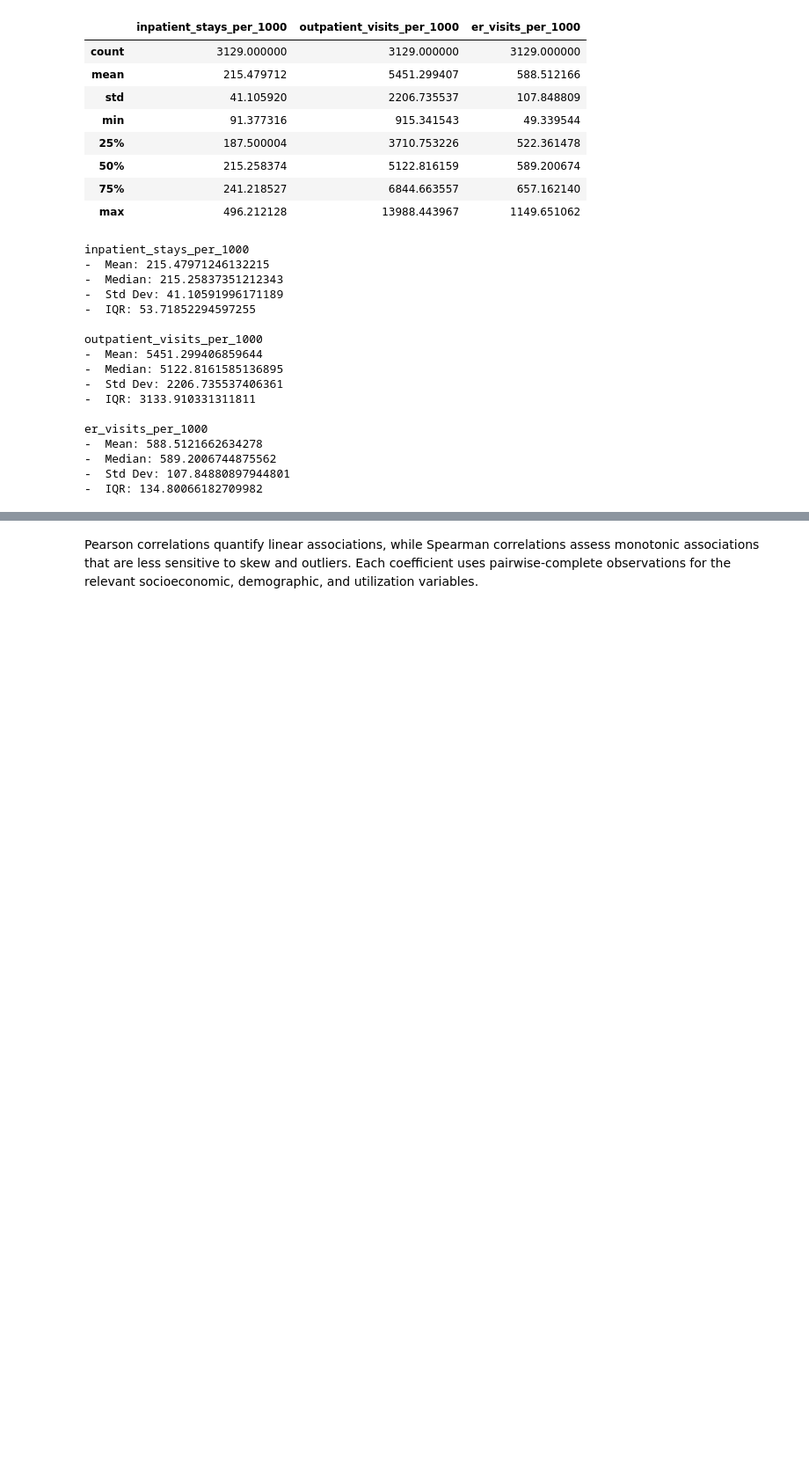
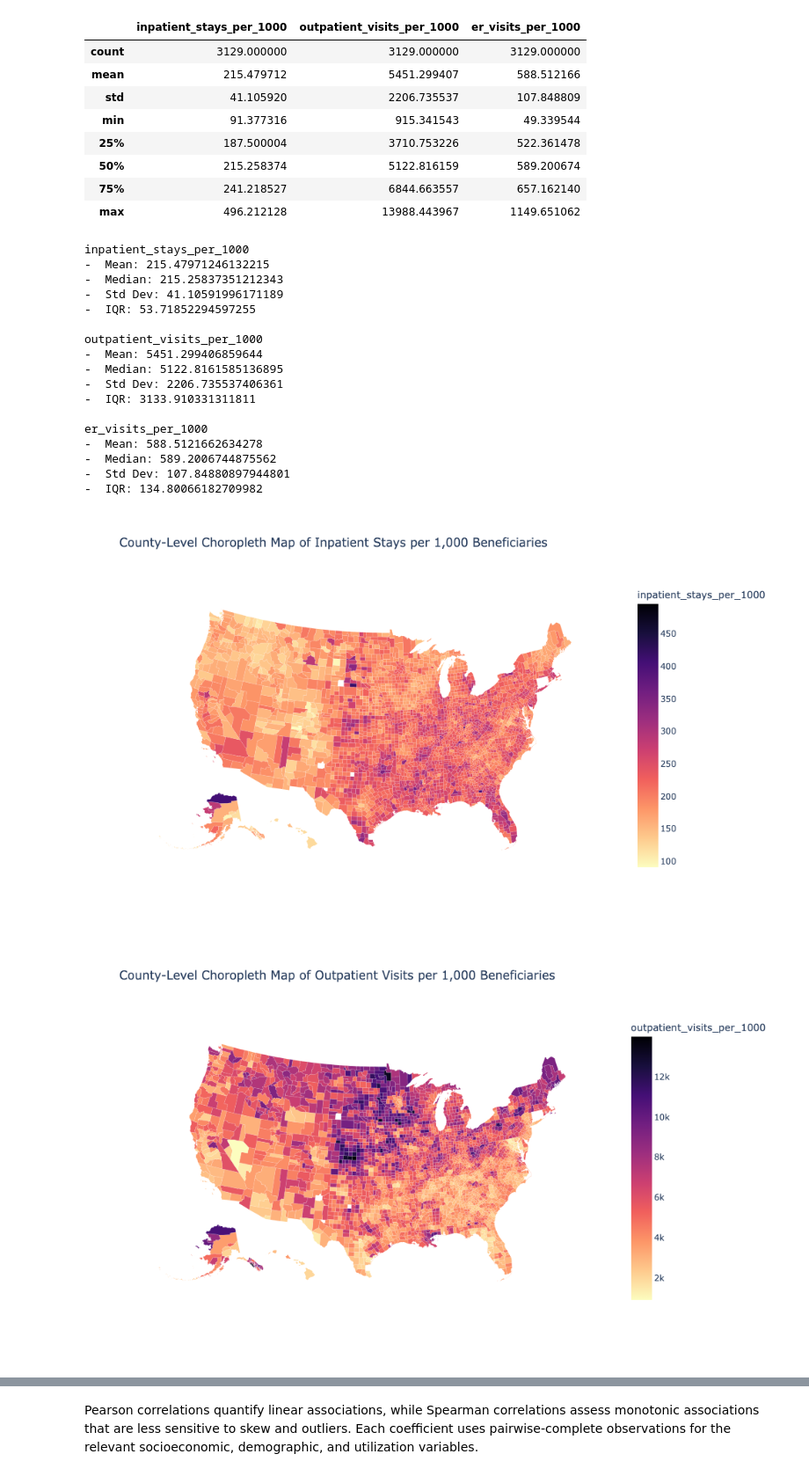
Before and after one commit to jachou27/medicare-utilization-analysis, a Jupyter notebook: analysis.ipynb, the cells around one changed output, grey strips where cells are left out. Shown at 88% size. Saved outputs shown, nothing was run; the diff lists cells and outputs as text; code cells hidden in the pictures; blank space fills up the shorter version.

```diff
--- a/analysis.ipynb
+++ b/analysis.ipynb
@@ -21,20 +4,24 @@ Note: you may need to restart the kernel to use updated packages.
 # %%
 import pandas as pd
+pd.set_option('display.max_rows', 10)
+pd.set_option('display.min_rows', 10)
 import numpy as np
 from scipy.stats import iqr
 import plotly.express as px
 import plotly.io as pio
-pio.renderers.default = "browser"
+pio.templates.default = "plotly_white"
+pio.renderers.default = "png"
 import seaborn as sns
 import matplotlib.pyplot as plt
 from sklearn.ensemble import RandomForestRegressor
-from sklearn.linear_model import Lasso, Ridge
+from sklearn.linear_model import LassoCV, RidgeCV
 from sklearn.model_selection import GroupKFold, GroupShuffleSplit, cross_validate
 from sklearn.pipeline import make_pipeline
 from sklearn.preprocessing import StandardScaler
 from xgboost import XGBRegressor
 from lightgbm import LGBMRegressor
 import shap
+import warnings
 # %%
 # Load the dataset
 file_path = "data/processed/medicare_acs_analysis.csv"
@@ -124,19 +135,25 @@ er_visits_per_1000
 # %%
 # Generate a county-level choropleth map for each care setting
 titles = {'inpatient_stays_per_1000': 'Inpatient Stays per 1,000 Beneficiaries',
           'outpatient_visits_per_1000': 'Outpatient Visits per 1,000 Beneficiaries',
           'er_visits_per_1000': 'Emergency Department Visits per 1,000 Beneficiaries'}
 for col in utilization_cols:
     fig = px.choropleth(
         analysis_df,
         geojson="https://raw.githubusercontent.com/plotly/datasets/master/geojson-counties-fips.json",
         locations='fips',
         color=col,
         color_continuous_scale="Magma_r", # (color-blind friendly and intuitive)
         scope="usa",
-        title=f"County-Level Choropleth Map of {titles[col]}"
+        title=f"County-Level Choropleth Map of {titles[col]}",
+        width=1000,
+        height=600
     )
+
     fig.update_geos(fitbounds="locations", visible=False)
     fig.update_traces(marker_line_width=0.2, marker_line_color="rgba(255, 255, 255, 0.5)")  # lighten border lines
 
     fig.show()
+# %% [output]
+[figure, added]
+[figure, added]
```
Also changed, not shown: parts of 31 cells of this notebook.
